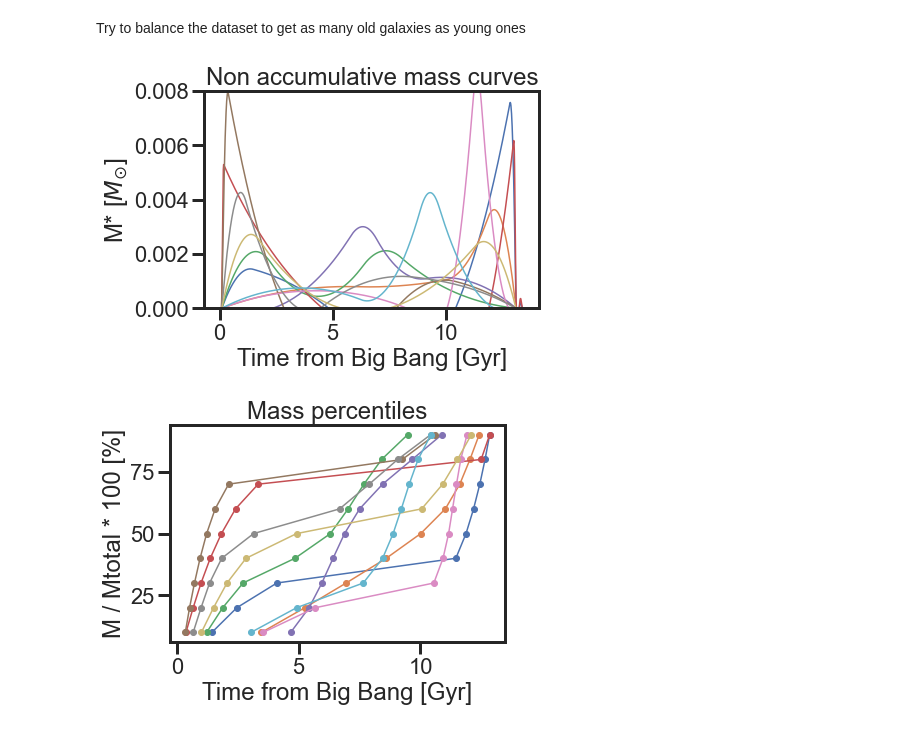
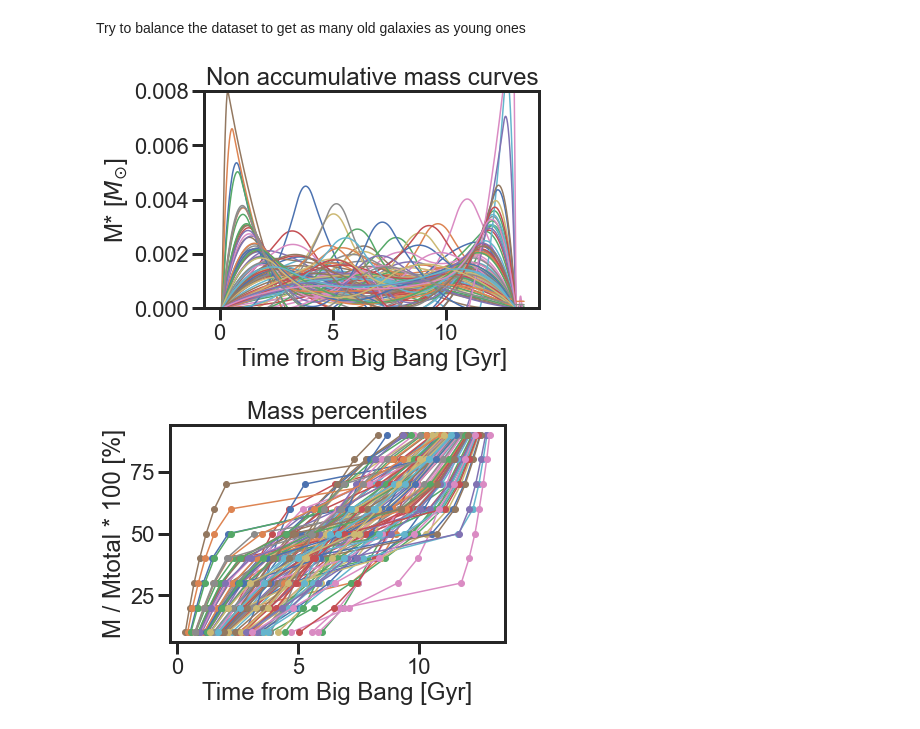
Before and after one commit to patriglesias/SBI_SFHs, a Jupyter notebook: non_parametric_sfh/first_non_parametric_sfh_db.ipynb, the cells around one changed output. Drawn from its saved outputs; the diff is of its cells as text; code cells hidden in the pictures.

```diff
--- a/non_parametric_sfh/first_non_parametric_sfh_db.ipynb
+++ b/non_parametric_sfh/first_non_parametric_sfh_db.ipynb
@@ -135,7 +135,7 @@ def sample_z_prior(zmin,zmax,size=1):
         return zval
 
 
-def generate_weights_from_SFHs_non_param(n,percen=True):
+def generate_weights_from_SFHs_non_param(n,percen=True,tx_alpha=5):
 
     priors = db.Priors()
     curves=[]
@@ -158,7 +158,7 @@ def generate_weights_from_SFHs_non_param(n,percen=True):
         #rand_sfh_tuple[0]=np.random.uniform(size=1)*(16-14) + 14
 
         rand_sfh_tuple[1]=np.random.uniform(size=1)*(0-(-50)) + (-50)
-        rand_sfh_tuple[3:]=np.cumsum(np.random.dirichlet(np.ones((3+1,))*1, size=1))[0:-1]
+        rand_sfh_tuple[3:]=np.cumsum(np.random.dirichlet(np.ones((3+1,))*tx_alpha, size=1))[0:-1]
 
         rand_sfh, rand_time = db.tuple_to_sfh( rand_sfh_tuple, zval = z[i])
         curves.append(rand_sfh*1e9) #conversion from Msun/yr to Msun/Gyr
@@ -196,7 +196,7 @@ def generate_weights_from_SFHs_non_param(n,percen=True):
         return np.array(times),np.array(ms)
 # %%
 n=1
-t,ms,percentiles=generate_weights_from_SFHs_non_param(n)
+t,ms,percentiles=generate_weights_from_SFHs_non_param(n,tx_alpha=0.1)
 
 for i in range(n):
     plt.plot(t[i,:],ms[i,:])
@@ -210,6 +210,4 @@ for i in range(n):
     plt.xlabel('Time from Big Bang [Gyr]')
     plt.ylabel('M / Mtotal * 100 [%]')
     plt.show()
-
-print(len(t[0]))
 # %% [output]
@@ -222,24 +225,24 @@ Now we are ready to check how are models trained with parametric SFHs work with
 # %% [markdown]
 Try to balance the dataset to get as many old galaxies as young ones
 # %%
-n=10
-t,ms,percentiles=generate_weights_from_SFHs_non_param(n) #random mass
+n=100
+t,ms,percentiles=generate_weights_from_SFHs_non_param(n,tx_alpha=5) #random mass
 
 for i in range(n):
     plt.plot(t[i,:],ms[i,:])
 plt.title('Non accumulative mass curves')
 plt.ylabel('M* [$M_{\\odot}$]')
 plt.xlabel('Time from Big Bang [Gyr]')
 plt.ylim(0,0.008)
 #plt.xlim(-0.1,3)
 plt.show()
 
 for i in range(n):
     plt.plot(percentiles[i,:],np.arange(10,100,10),'-o')
 plt.title('Mass percentiles')
 plt.xlabel('Time from Big Bang [Gyr]')
 plt.ylabel('M / Mtotal * 100 [%]')
 plt.show()
 # %% [output]
-[figure, old version]
+[figure, new version]
-[figure, old version]
+[figure, new version]
```
Also changed, not shown: parts of 3 cells of this notebook, 10 other files.
